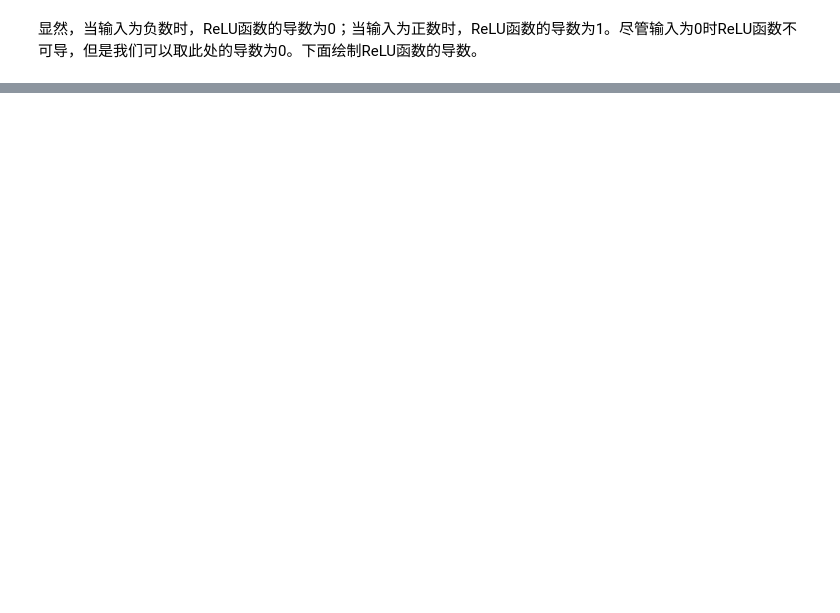
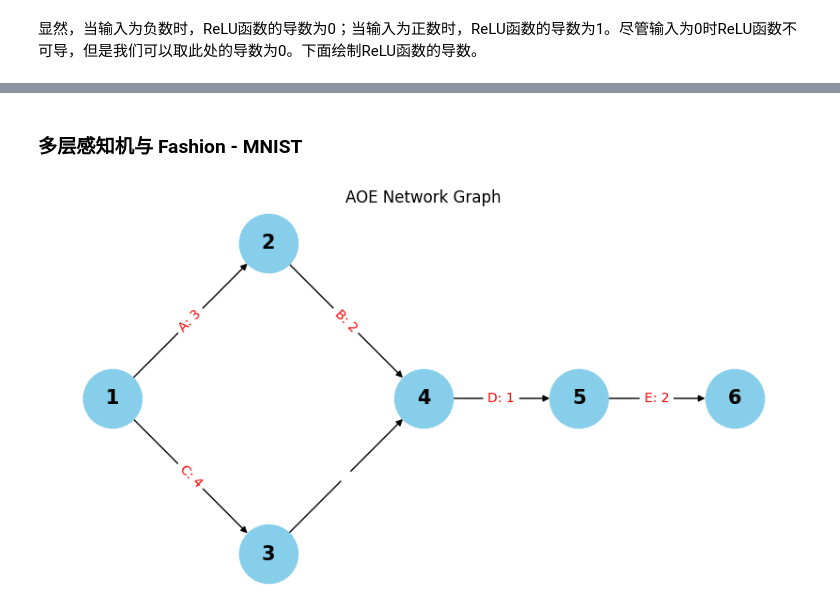
Before and after one commit to KelvinLauMiau/Dive-into-DL_PyTorch, a Jupyter notebook: 2_3_MutilayerPerception.ipynb, the cells around one changed output, grey strips where cells are left out. Cells and saved outputs as stored; diff of their text form; code cells hidden in the pictures; blank space fills up the shorter version.

```diff
--- a/2_3_MutilayerPerception.ipynb
+++ b/2_3_MutilayerPerception.ipynb
@@ -188,0 +263,38 @@ xyplot(x, x.grad, 'grad of relu')
+# %% [markdown]
+### 多层感知机与 Fashion - MNIST
+# %%
+import matplotlib.pyplot as plt
+import networkx as nx
+
+# 创建一个有向图
+G = nx.DiGraph()
+
+# 添加节点（实际上是活动结束的事件点）
+G.add_node("1", pos=(0, 1))
+G.add_node("2", pos=(1, 2))
+G.add_node("3", pos=(1, 0))
+G.add_node("4", pos=(2, 1))
+G.add_node("5", pos=(3, 1))
+G.add_node("6", pos=(4, 1))
+
+# 添加边（代表活动及其持续时间）
+G.add_edge("1", "2", weight="A: 3")
+G.add_edge("1", "3", weight="C: 4")
+G.add_edge("2", "4", weight="B: 2")
+G.add_edge("3", "4", weight=" ")
+G.add_edge("4", "5", weight="D: 1")
+G.add_edge("5", "6", weight="E: 2")
+
+# 设置节点和边的位置
+pos = nx.get_node_attributes(G, 'pos')
+
+# 绘制图形
+plt.figure(figsize=(8, 4))
+nx.draw(G, pos, with_labels=True, node_color='skyblue', node_size=2000, font_size=15, font_weight='bold')
+nx.draw_networkx_edge_labels(G, pos, edge_labels=nx.get_edge_attributes(G, 'weight'), font_color='red')
+
+# 显示图形
+plt.title('AOE Network Graph')
+plt.show()
+# %% [output]
+[figure, added]
```
Also changed, not shown: parts of 11 cells of this notebook, 3 other files.
